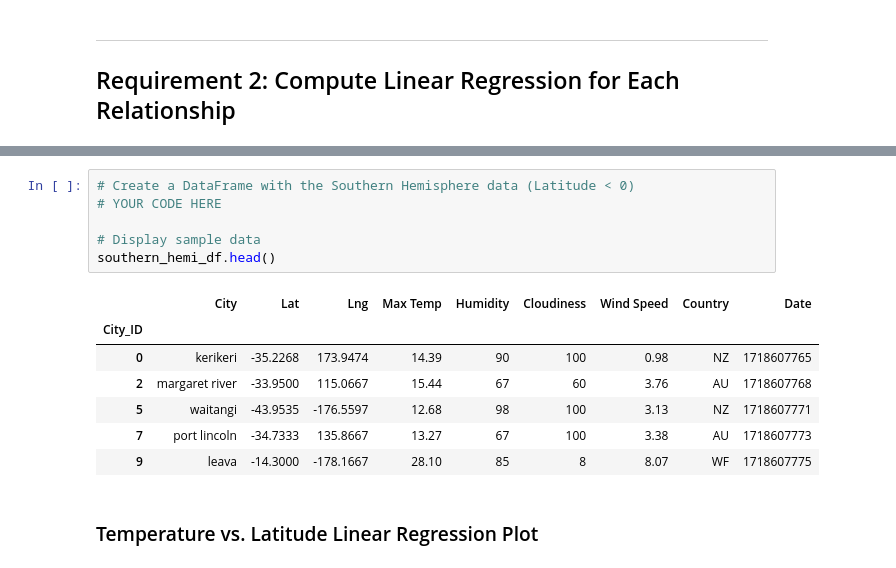
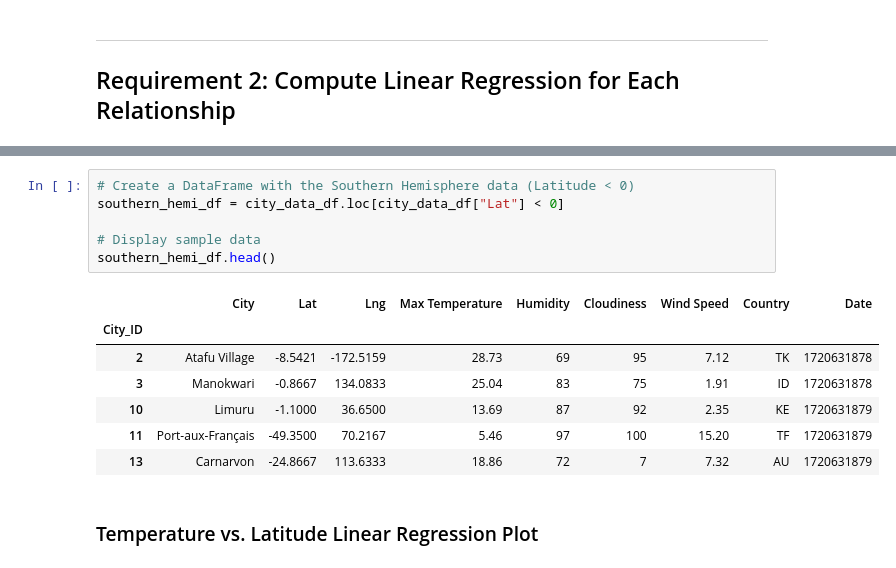
Before and after one commit to Bhagi2960/python-api-challenge, a Jupyter notebook: WeatherPy/WeatherPy.ipynb, the cells around one changed output, grey strips where cells are left out. Drawn from its saved outputs; the diff is of its cells as text.

```diff
--- a/WeatherPy/WeatherPy.ipynb
+++ b/WeatherPy/WeatherPy.ipynb
@@ -313,16 +374,16 @@ northern_hemi_df.head()
 # %%
 # Create a DataFrame with the Southern Hemisphere data (Latitude < 0)
-# YOUR CODE HERE
+southern_hemi_df = city_data_df.loc[city_data_df["Lat"] < 0]
 
 # Display sample data
 southern_hemi_df.head()
 # %% [output]
-|  | City | Lat | Lng | Max Temp | Humidity | Cloudiness | Wind Speed | Country | Date |
+|  | City | Lat | Lng | Max Temperature | Humidity | Cloudiness | Wind Speed | Country | Date |
 | City_ID |  |  |  |  |  |  |  |  |  |
-| 0 | kerikeri | -35.2268 | 173.9474 | 14.39 | 90 | 100 | 0.98 | NZ | 1718607765 |
-| 2 | margaret river | -33.9500 | 115.0667 | 15.44 | 67 | 60 | 3.76 | AU | 1718607768 |
-| 5 | waitangi | -43.9535 | -176.5597 | 12.68 | 98 | 100 | 3.13 | NZ | 1718607771 |
-| 7 | port lincoln | -34.7333 | 135.8667 | 13.27 | 67 | 100 | 3.38 | AU | 1718607773 |
-| 9 | leava | -14.3000 | -178.1667 | 28.10 | 85 | 8 | 8.07 | WF | 1718607775 |
+| 2 | Atafu Village | -8.5421 | -172.5159 | 28.73 | 69 | 95 | 7.12 | TK | 1720631878 |
+| 3 | Manokwari | -0.8667 | 134.0833 | 25.04 | 83 | 75 | 1.91 | ID | 1720631878 |
+| 10 | Limuru | -1.1000 | 36.6500 | 13.69 | 87 | 92 | 2.35 | KE | 1720631879 |
+| 11 | Port-aux-Français | -49.3500 | 70.2167 | 5.46 | 97 | 100 | 15.20 | TF | 1720631879 |
+| 13 | Carnarvon | -24.8667 | 113.6333 | 18.86 | 72 | 7 | 7.32 | AU | 1720631879 |
 # %% [markdown]
 ###  Temperature vs. Latitude Linear Regression Plot
```
Also changed, not shown: parts of 37 cells of this notebook, 10 other files.
